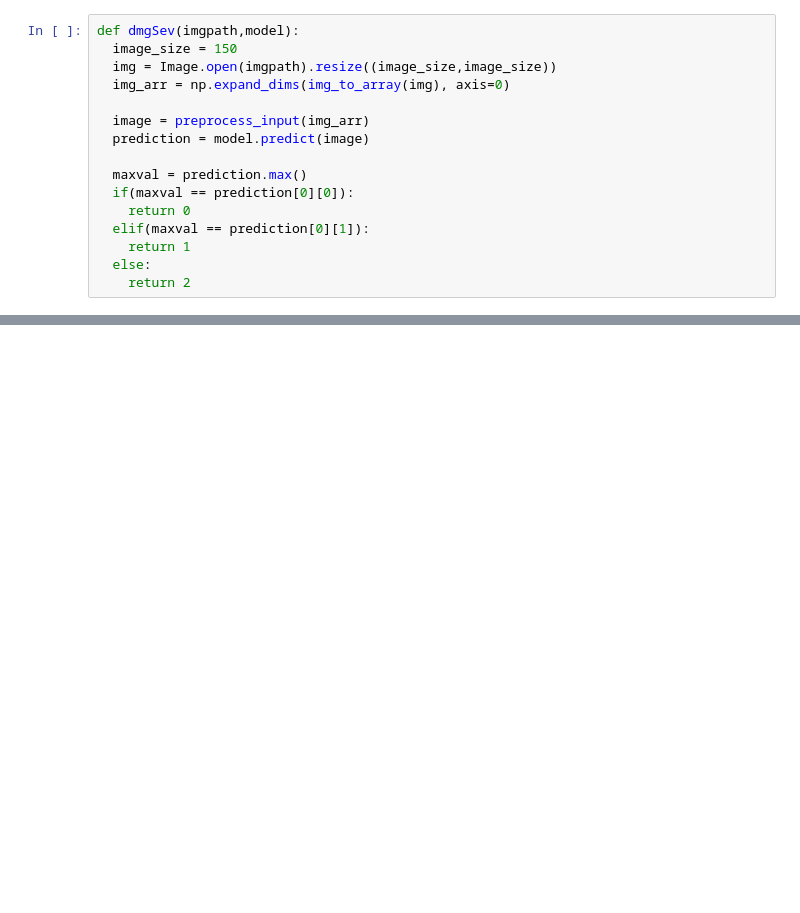
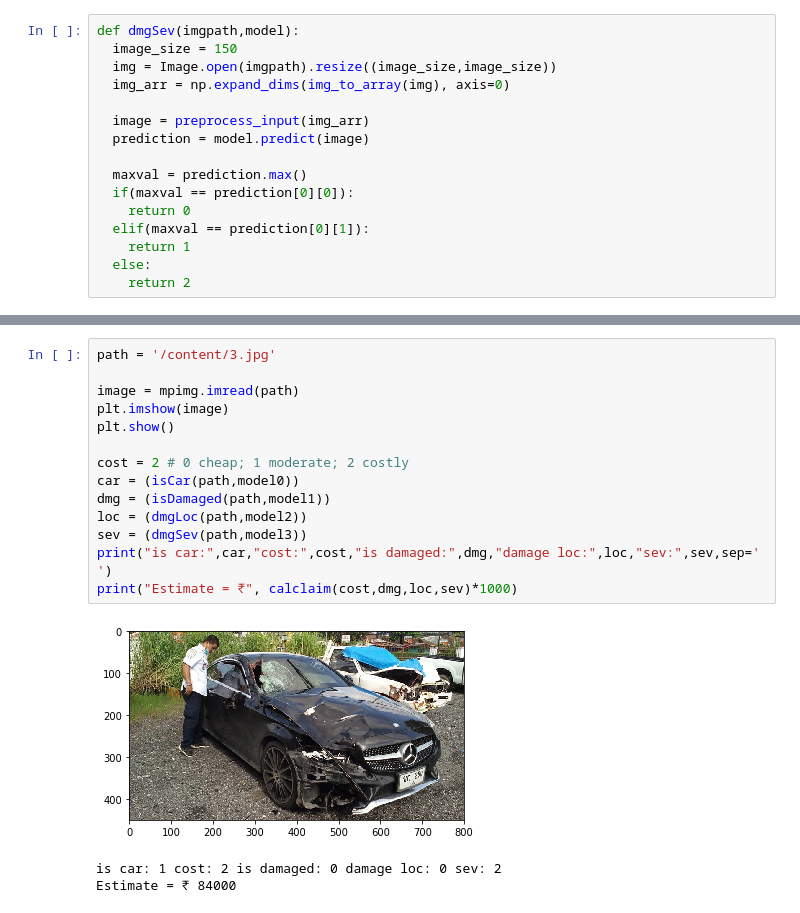
Before and after one commit to psifrous/Zapsure, a Jupyter notebook: ZapSureCore.ipynb, the cells around one changed output, grey strips where cells are left out. Saved outputs shown, nothing was run; the diff lists cells and outputs as text; blank space fills up the shorter version.

```diff
--- a/ZapSureCore.ipynb
+++ b/ZapSureCore.ipynb
@@ -258,0 +287,18 @@ Estimate = ₹ 250.0
+# %%
+path = '/content/3.jpg'
+
+image = mpimg.imread(path)
+plt.imshow(image)
+plt.show()
+
+cost = 2 # 0 cheap; 1 moderate; 2 costly
+car = (isCar(path,model0))
+dmg = (isDamaged(path,model1))
+loc = (dmgLoc(path,model2))
+sev = (dmgSev(path,model3))
+print("is car:",car,"cost:",cost,"is damaged:",dmg,"damage loc:",loc,"sev:",sev,sep=' ')
+print("Estimate = ₹", calclaim(cost,dmg,loc,sev)*1000)
+# %% [output]
+[figure, added]
+is car: 1 cost: 2 is damaged: 0 damage loc: 0 sev: 2
+Estimate = ₹ 84000
```
Also changed, not shown: parts of 13 cells of this notebook.
